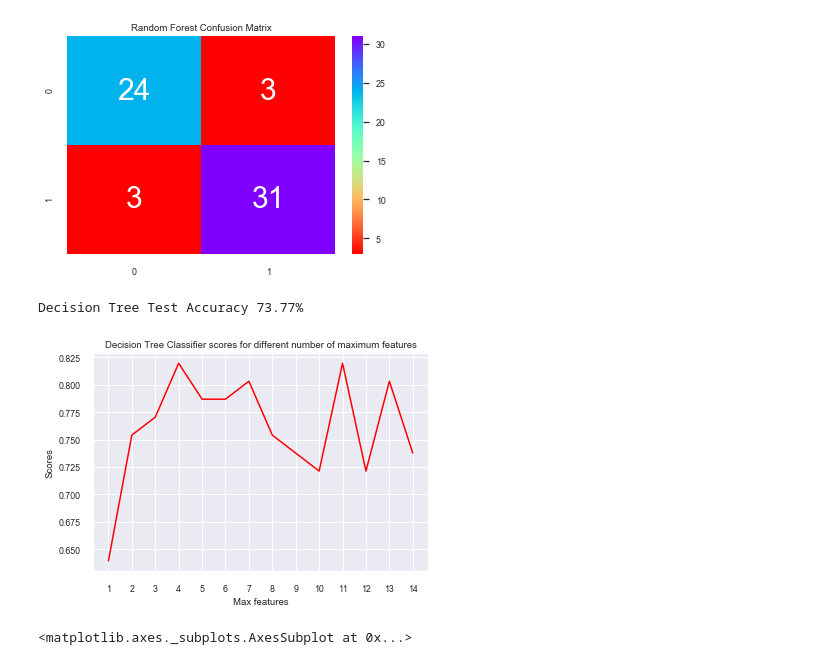
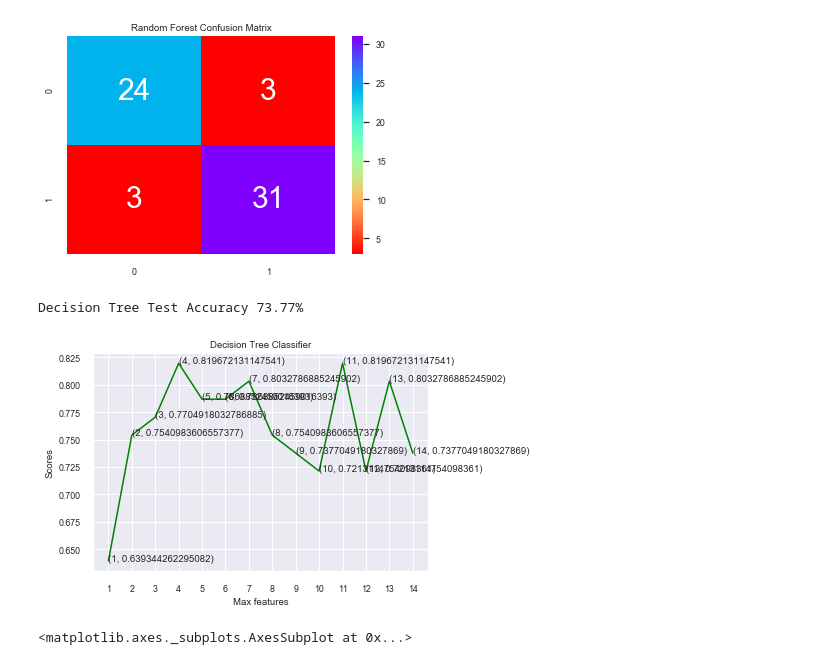
Before and after one commit to jahidkhandaker/HeartDiseasePrediction, a Jupyter notebook: RezowanaAkter/Heart_Disease_Prediction.ipynb, the cells around one changed output. Drawn from its saved outputs; the diff is of its cells as text; code cells hidden in the pictures.

```diff
--- a/RezowanaAkter/Heart_Disease_Prediction.ipynb
+++ b/RezowanaAkter/Heart_Disease_Prediction.ipynb
@@ -387,8 +387,8 @@ plt.show()
 # %% [output]
 [figure]
 # %%
-nominal_features = ['cp', 'slope', 'thal','restecg']
-predictors = pd.get_dummies(data.drop(['target'], axis = 1), columns = nominal_features, drop_first=True).values
+features = ['cp', 'slope', 'thal','restecg']
+predictors = pd.get_dummies(data.drop(['target'], axis = 1), columns = features, drop_first=True).values
 target= data.target.values
 # %%
 from sklearn.model_selection import train_test_split
@@ -550,24 +548,24 @@ sns.heatmap(cm_rf,annot=True,cmap="rainbow_r",fmt="d",cbar=True, annot_kws={"siz
 # %%
 #Decision Tree Classifier
 dt_scores = []
 for i in range(1, len(data.columns) + 1):
     dt_classifier = DecisionTreeClassifier(max_features = i, random_state = 0)
     dt_classifier.fit(X_train, Y_train)
     dt_scores.append(dt_classifier.score(X_test, Y_test))
 
-plt.plot([i for i in range(1, len(data.columns) + 1)], dt_scores, color = 'red')
+plt.plot([i for i in range(1, len(data.columns) + 1)], dt_scores, color = 'green')
 for i in range(1, len(data.columns) + 1):
-    #plt.text(i, dt_scores[i-1], (i, dt_scores[i-1]))
+    plt.text(i, dt_scores[i-1], (i, dt_scores[i-1]))
     plt.xticks([i for i in range(1, len(data.columns) + 1)])
     plt.xlabel('Max features')
     plt.ylabel('Scores')
-    plt.title('Decision Tree Classifier scores for different number of maximum features')
+    plt.title('Decision Tree Classifier')
 
 dt_acc = dt_classifier.score(X_test, Y_test)*100
 print("Decision Tree Test Accuracy {:.2f}%".format(dt_acc))
 # %% [output]
 Decision Tree Test Accuracy 73.77%
-[figure, old version]
+[figure, new version]
 # %%
 y_head_dt =  dt_classifier.predict(X_test)
 cm_dt = confusion_matrix(Y_test,y_head_dt)
```
Also changed, not shown: parts of 5 cells of this notebook.
